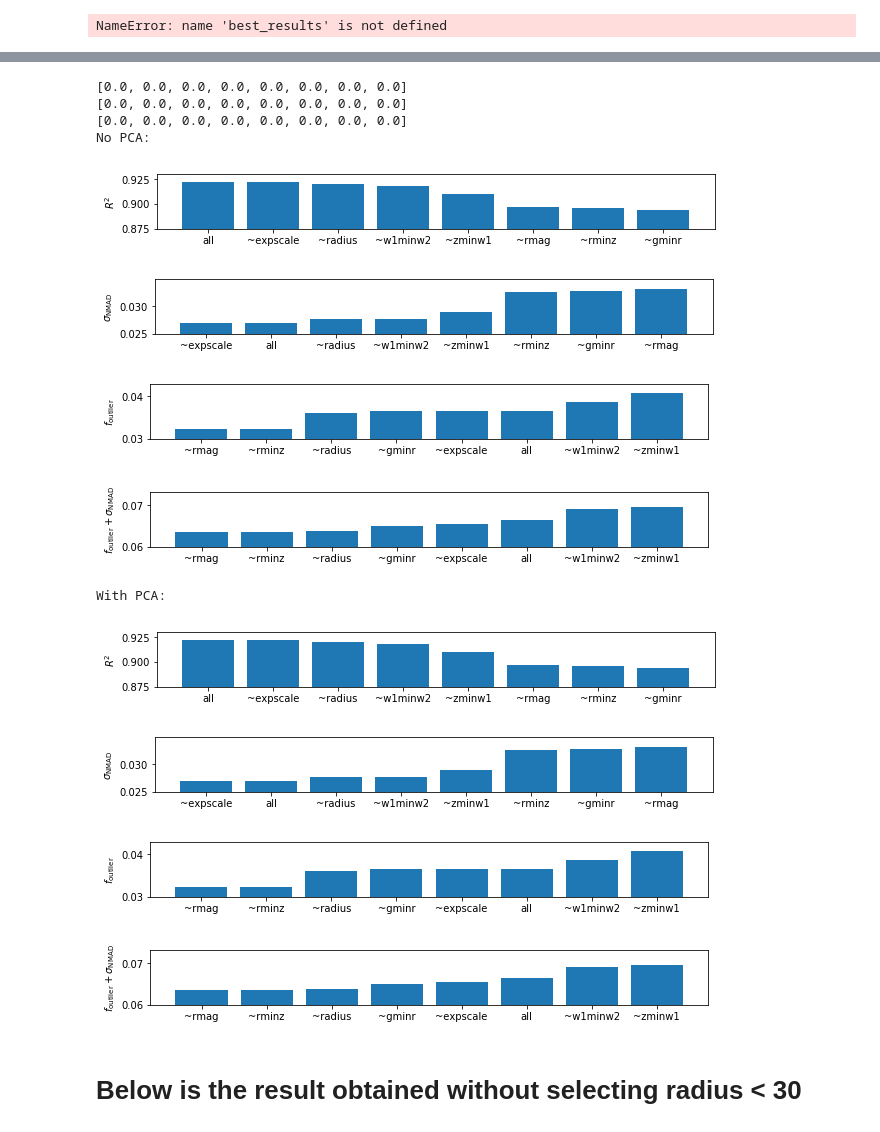
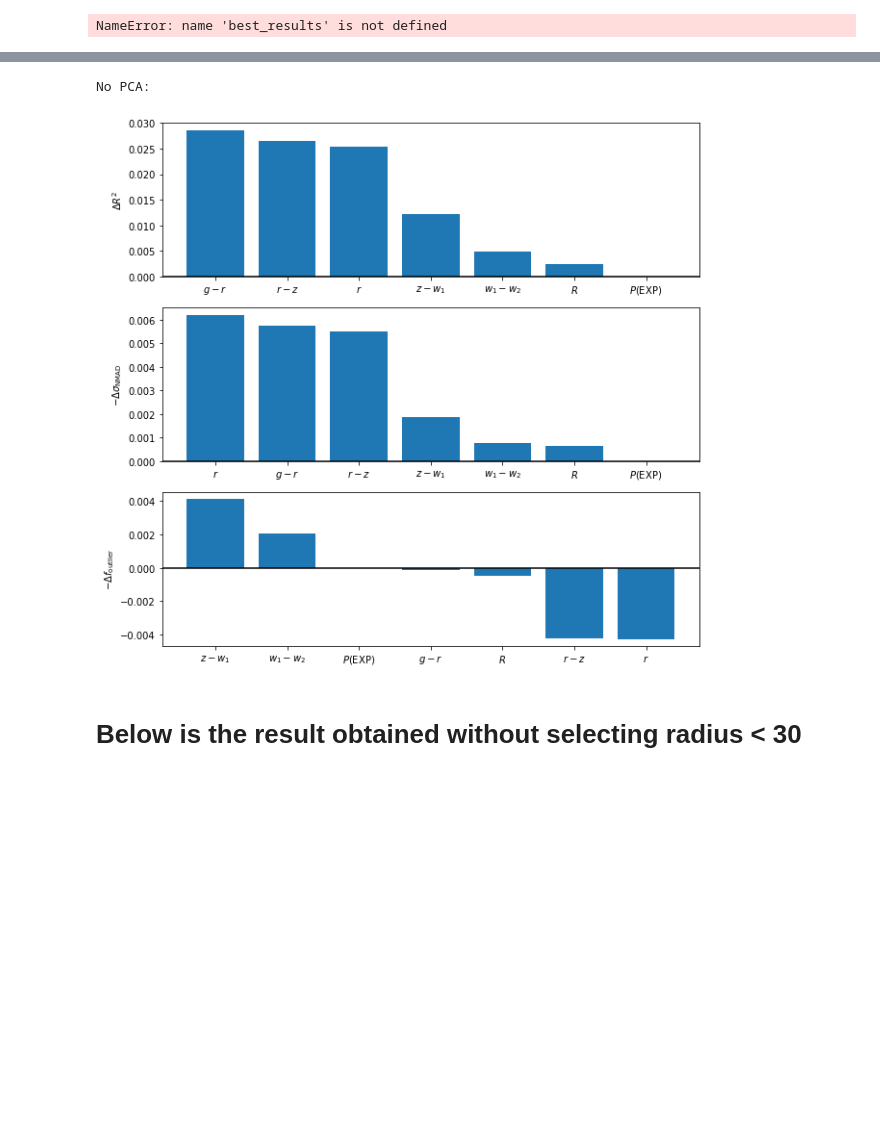
Before and after one commit to AlanPearl/margaret, a Jupyter notebook: notebooks/RedshiftAnalysis.ipynb, the cells around one changed output, grey strips where cells are left out. Saved outputs shown, nothing was run; the diff lists cells and outputs as text; code cells hidden in the pictures; blank space fills up the shorter version.

```diff
--- a/notebooks/RedshiftAnalysis.ipynb
+++ b/notebooks/RedshiftAnalysis.ipynb
@@ -16,5 +17,5 @@ reload(ML)
 # %%
 data = importdata.importdata(mask_rad30=True, mask_chisq0=True)
-ALL_NAMES = ["gminr", "rminz", "zminw1", "w1minw2", "rmag", "radius", "expscale"]
+ALL_NAMES = ["gminr", "rminz", "zminw1", "w1minw2", "rmag", "radius", "prob_exp"]
 def z_scale_fn(z):
     return 1+z
@@ -324,44 +383,34 @@ Running KNN_dregressor took 55.606749057769775 seconds
 # %%
 def plot_results(scores):
-    x = np.array(["~"+name for name in ALL_NAMES] + ["all"])
-    argr = np.argsort([score["r2"] for score in scores])[::-1]
-    argn = np.argsort([score["nmad"] for score in scores])
-    argo = np.argsort([score["outliers"] for score in scores])
-    arg2 = np.argsort([score["outliers"] + score["nmad"] for score in scores])
+    best = scores[-1]
+    scores = scores[:-1]
 
-    plt.figure(figsize=(10,1))
-    plt.bar(x[argr],np.array([score["r2"] for score in scores])[argr]); plt.ylim([.875,.93]); plt.ylabel("$R^2$")
-    plt.savefig("figs/feature-compare-r2.png", bbox_inches="tight"); plt.show()
-    plt.figure(figsize=(10,1))
-    plt.bar(x[argn],np.array([score["nmad"] for score in scores])[argn]); plt.ylim(bottom=.025); plt.ylabel("$\\sigma_{\\rm NMAD}$")
-    plt.savefig("figs/feature-compare-sigma.png", bbox_inches="tight"); plt.show()
-    plt.figure(figsize=(10,1))
-    plt.bar(x[argo],np.array([score["outliers"] for score in scores])[argo]); plt.ylim(bottom=.03); plt.ylabel("$f_{\\rm outlier}$")
-    plt.savefig("figs/feature-compare-fout.png", bbox_inches="tight"); plt.show()
-    plt.figure(figsize=(10,1))
-    plt.bar(x[argo],np.array([score["outliers"] + score["nmad"] for score in scores])[arg2]); plt.ylim(bottom=.06); plt.ylabel("$f_{\\rm outlier} + \\sigma_{\\rm NMAD}$")
+    x = np.array(["$g-r$", "$r-z$", "$z-w_1$", "$w_1-w_2$", "$r$", "$R$", "$P({\\rm EXP})$"])
+    argr = np.argsort([best["r2"] - score["r2"] for score in scores])[::-1]
+    argn = np.argsort([score["nmad"] - best["nmad"] for score in scores])[::-1]
+    argo = np.argsort([score["outliers"] - best["outliers"] for score in scores])[::-1]
 
-print([result_pca["r2"]-result["r2"] for (result,result_pca) in zip(results,results_pca)])
-print([result["nmad"]-result_pca["nmad"] for (result,result_pca) in zip(results,results_pca)])
-print([result["outliers"]-result_pca["outliers"] for (result,result_pca) in zip(results,results_pca)])
+    fig, (ax0,ax1,ax2) = plt.subplots(figsize=(10,10), nrows=3)
+    [ax.axhline(0,color="k") for ax in (ax0,ax1,ax2)]
+    ax0.bar(x[argr],np.array([best["r2"] - score["r2"] for score in scores])[argr])
+    ax0.set_ylabel("$\\Delta R^2$"); #ax0.set_ylim([.03, -.02])
+
+    ax1.bar(x[argn],np.array([score["nmad"] - best["nmad"] for score in scores])[argn])
+    ax1.set_ylabel("$-\\Delta\\sigma_{\\rm NMAD}$"); #ax1.set_ylim(bottom=.025)
+
+    ax2.bar(x[argo],np.array([score["outliers"] - best["outliers"] for score in scores])[argo])
+    ax2.set_ylabel("$-\\Delta f_{\\rm outlier}$"); #ax2.set_ylim(bottom=.03)
+
+# print([result_pca["r2"]-result["r2"] for (result,result_pca) in zip(results,results_pca)])
+# print([result["nmad"]-result_pca["nmad"] for (result,result_pca) in zip(results,results_pca)])
+# print([result["outliers"]-result_pca["outliers"] for (result,result_pca) in zip(results,results_pca)])
 print("No PCA:")
-plot_results(results); plt.savefig("figs/feature-compare.png", bbox_inches="tight"); plt.show()
-print("With PCA:")
-plot_results(results_pca)
+plot_results(results); plt.savefig("figs/feature-importance.png", bbox_inches="tight"); plt.show()
+# print("With PCA:")
+# plot_results(results_pca)
 # %% [output]
-[0.0, 0.0, 0.0, 0.0, 0.0, 0.0, 0.0, 0.0]
-[0.0, 0.0, 0.0, 0.0, 0.0, 0.0, 0.0, 0.0]
-[0.0, 0.0, 0.0, 0.0, 0.0, 0.0, 0.0, 0.0]
 No PCA:
-[figure, old version]
+[figure, new version]
-[figure, removed]
-[figure, removed]
-[figure, removed]
-With PCA:
-[figure, removed]
-[figure, removed]
-[figure, removed]
-[figure, removed]
 # %% [markdown]
 # Below is the result obtained without selecting radius < 30
 # %%
```
Also changed, not shown: parts of 10 cells of this notebook, 1 other file.
